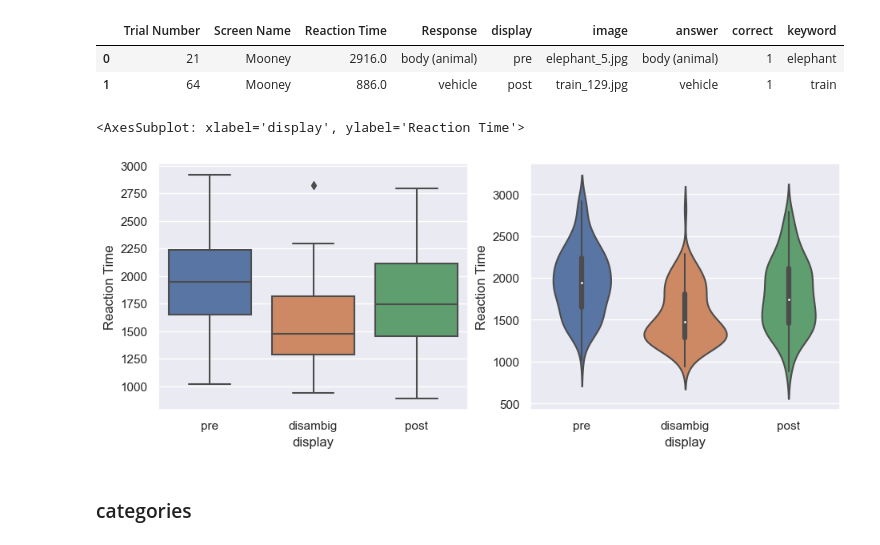
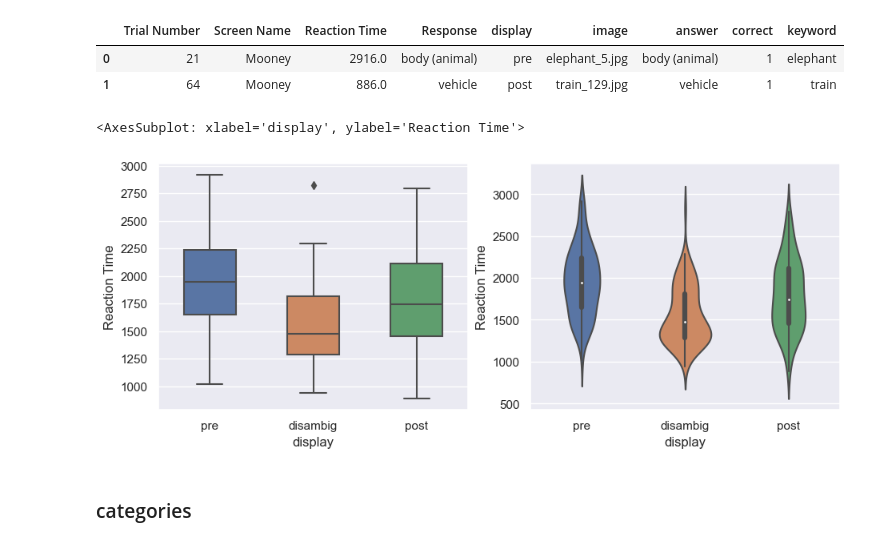
Before and after one commit to marek1n/mooney-pilot, a Jupyter notebook: analysis/pilot-mj/analysis.ipynb, the cells around one changed output. Saved outputs shown, nothing was run; the diff lists cells and outputs as text; code cells hidden in the pictures.

```diff
--- a/analysis/pilot-mj/analysis.ipynb
+++ b/analysis/pilot-mj/analysis.ipynb
@@ -15,10 +15,9 @@ df = (df_raw
         .drop(df_raw[df_raw["Zone Name"] == "timer"].index) # drop timer info
         .drop(df_raw[~df_raw["Screen Name"].isin(["Mooney", "grayscale"])].index) # keep trial screens only
         .assign(correct=lambda x: x.apply(lambda y: 1 if y['answer'] == y['Response'] else 0, axis=1))
-        .assign(keyword=lambda x: x["image"]
-                                        .apply(lambda s: s.split("_")[1]
-                                                            if (s.split("_")[0] == "dis")
-                                                            else s.split("_")[0]))
+        .assign(keyword=lambda x: x["image"].apply(lambda s: s.split("_")[1]
+                                                                if (s.split("_")[0] == "dis")
+                                                                else s.split("_")[0]))
     )
 
 # df.head()
@@ -82,11 +82,11 @@ pd.merge(
 # %%
 fig, (ax1, ax2) = plt.subplots(nrows=1, ncols=2, figsize=(11,4))
 
-sns.boxplot(x='display', y='Reaction Time', data=df, ax=ax1)
-sns.violinplot(x='display', y='Reaction Time', data=df, ax=ax2)
+sns.boxplot(x='display', y='Reaction Time', data=df, ax=ax1, width=.5)
+sns.violinplot(x='display', y='Reaction Time', data=df, ax=ax2, width=.5)
 # %% [output]
 <AxesSubplot: xlabel='display', ylabel='Reaction Time'>
-[figure, old version]
+[figure, new version]
 # %% [markdown]
 ### categories
 # %%
```
Also changed, not shown: parts of 5 cells of this notebook.
